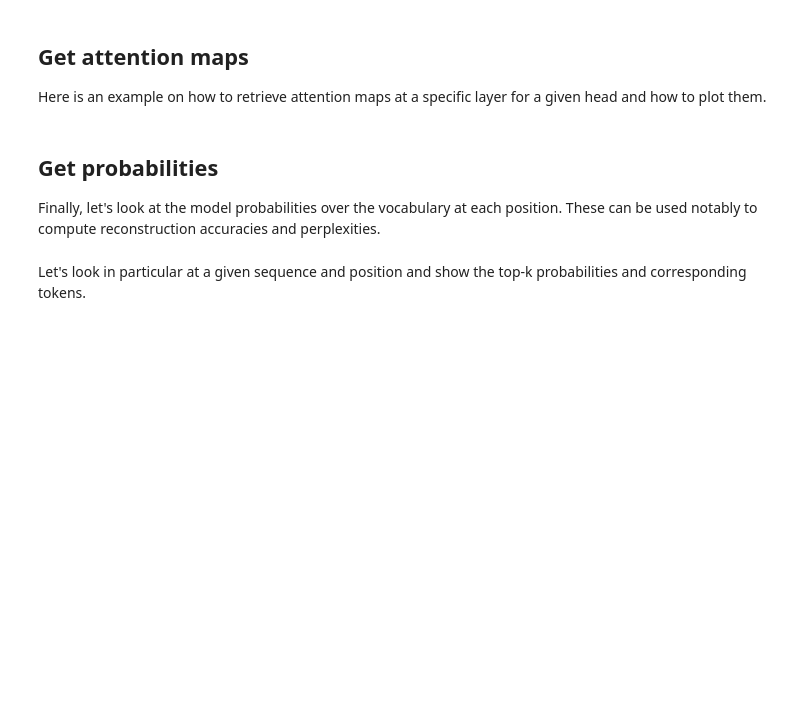
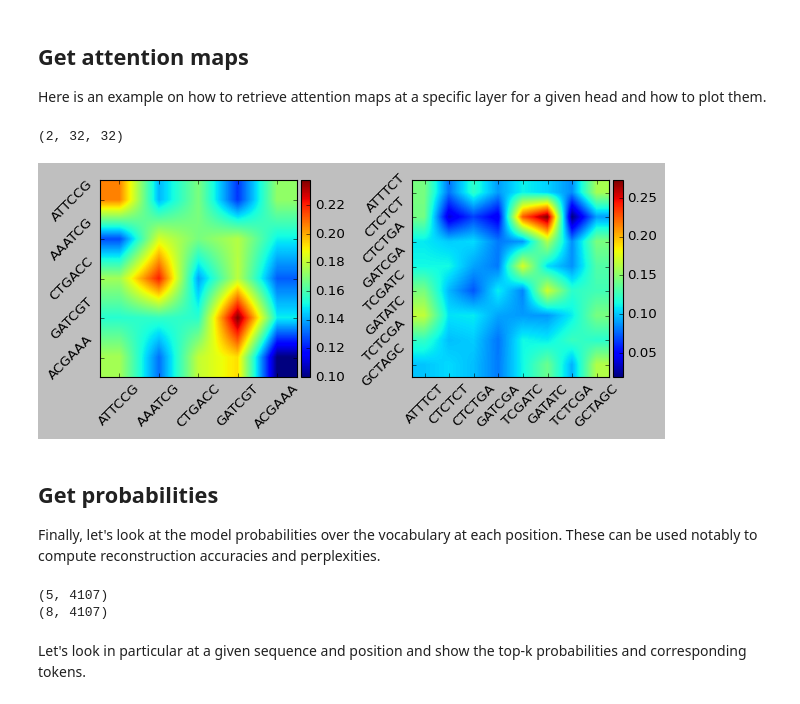
Before and after one commit to instadeepai/nucleotide-transformer, a Jupyter notebook: examples/inference.ipynb, the cells around one changed output. Cells and saved outputs as stored; diff of their text form; code cells hidden in the pictures; blank space fills up the shorter version.

```diff
--- a/examples/inference.ipynb
+++ b/examples/inference.ipynb
@@ -42,11 +57,11 @@ model_name = '50M_multi_species_v2'#@param['500M_human_ref', '500M_1000G', '2B5_
 # Get pretrained model
 parameters, forward_fn, tokenizer, config = get_pretrained_model(
     model_name=model_name,
-    embeddings_layers_to_save=(20,),
-    attention_maps_to_save=((1, 4), (7, 18)),
+    embeddings_layers_to_save=(12,),
+    attention_maps_to_save=((1, 4), (7, 16)),
     max_positions=32,
     # If the progress bar gets stuck at the start of the model wieghts download,
     # you can set verbose=False to download without the progress bar.
-    verbose=True
+    verbose=False
 )
 forward_fn = hk.transform(forward_fn)
@@ -98,6 +118,8 @@ print(mean_embeddings.shape)
 Here is an example on how to retrieve attention maps at a specific layer for a given head and how to plot them.
 # %%
 print(outs["attention_map_layer_1_number_4"].shape)
+# %% [output]
+(2, 32, 32)
 # %%
 import matplotlib.pyplot as plt
 from mpl_toolkits.axes_grid1 import make_axes_locatable
@@ -105,35 +127,37 @@ from mpl_toolkits.axes_grid1 import make_axes_locatable
 # plot attention maps
 fig, axes = plt.subplots(nrows=1, ncols=2)
 
-seq_length0, seq_length1 = int(sequences_lengths[0]), int(sequences_lengths[1])
+seq_length0, seq_length1 = int(sequences_lengths[0][0]), int(sequences_lengths[1][0])
 
 # plot for first seq in the batch
 im0 = axes[0].imshow(
     outs["attention_map_layer_1_number_4"][
         0, 1 : (seq_length0 + 1), 1 : (seq_length0 + 1)
     ]
 )
 divider0 = make_axes_locatable(axes[0])
 cax0 = divider0.append_axes("right", size="5%", pad=0.05)
 tokens0 = tokens_str[0][1 : (seq_length0 + 1)]
 axes[0].set_xticks(list(range(seq_length0)), tokens0, rotation=45)
 axes[0].set_yticks(list(range(seq_length0)), tokens0, rotation=45)
 fig.colorbar(im0, cax=cax0, orientation="vertical")
 
 # plot for second seq in the batch
 im1 = axes[1].imshow(
     outs["attention_map_layer_1_number_4"][
         1, 1 : (seq_length1 + 1), 1 : (seq_length1 + 1)
     ]
 )
 divider1 = make_axes_locatable(axes[1])
 cax1 = divider1.append_axes("right", size="5%", pad=0.05)
 tokens1 = tokens_str[1][1 : (seq_length1 + 1)]
 axes[1].set_xticks(list(range(seq_length1)), tokens1, rotation=45)
 axes[1].set_yticks(list(range(seq_length1)), tokens1, rotation=45)
 fig.colorbar(im1, cax=cax1, orientation="vertical")
 
 fig.tight_layout()
+# %% [output]
+[figure, added]
 # %% [markdown]
 ## Get probabilities
 Finally, let's look at the model probabilities over the vocabulary at each position. These can be used notably to compute reconstruction accuracies and perplexities.
@@ -145,7 +169,7 @@ probabilities = []
 for seq_id in range(logits.shape[0]):
 
     logits_seq = logits[seq_id]
-    seq_length = int(sequences_lengths[seq_id])
+    seq_length = int(sequences_lengths[seq_id][0])
     logits_seq = logits_seq[1 : (seq_length + 1)]  # remove CLS token and pads
     probas = jax.nn.softmax(
         logits_seq, axis=-1
@@ -153,6 +177,9 @@ for seq_id in range(logits.shape[0]):
 
     print(probas.shape)
     probabilities.append(probas)
+# %% [output]
+(5, 4107)
+(8, 4107)
 # %% [markdown]
 Let's look in particular at a given sequence and position and show the top-k probabilities and corresponding tokens.
 # %%
```
Also changed, not shown: parts of 8 cells of this notebook.
